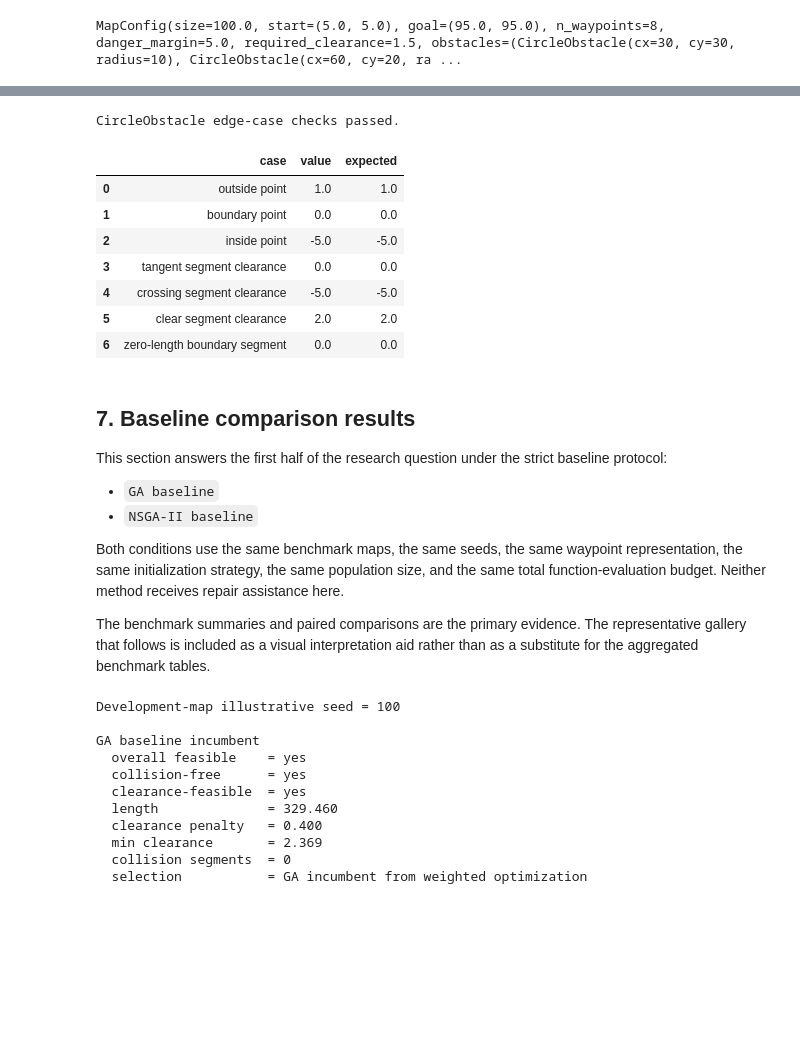
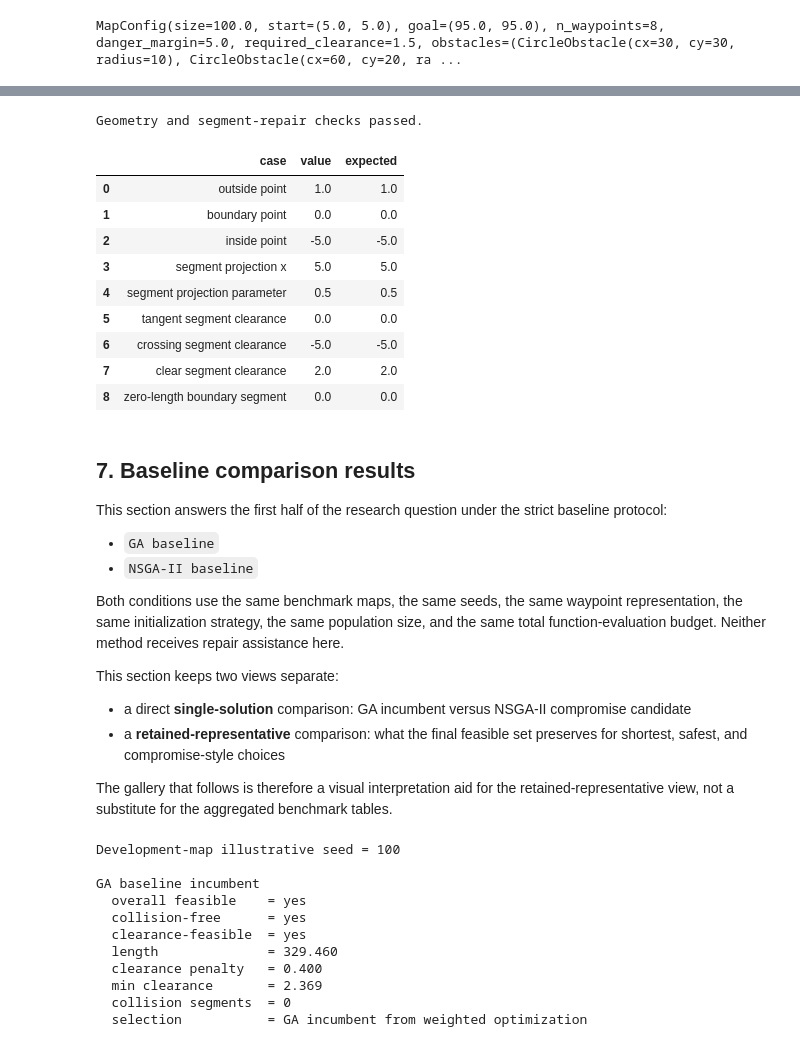
Before and after one commit to kritchawat/2110742-Evolutionary-Computation, a Jupyter notebook: uav/uav_path_planning.ipynb, the cells around one changed output, grey strips where cells are left out. Drawn from its saved outputs; the diff is of its cells as text; code cells hidden in the pictures; blank space fills up the shorter version.

```diff
--- a/uav/uav_path_planning.ipynb
+++ b/uav/uav_path_planning.ipynb
@@ -300,7 +497,7 @@ def point_to_obstacle_surface_distance(x: float, y: float, obstacle: CircleObsta
     return obstacle.signed_distance_to_point((x, y))
 
 
-def segment_point_distance(p1: Point, p2: Point, point: Point) -> float:
+def closest_point_on_segment(p1: Point, p2: Point, point: Point) -> tuple[Point, float]:
     x1, y1 = p1
     x2, y2 = p2
     px, py = point
@@ -308,12 +505,18 @@ def segment_point_distance(p1: Point, p2: Point, point: Point) -> float:
     dy = y2 - y1
     seg_len_sq = dx * dx + dy * dy
     if seg_len_sq < 1e-12:
-        return math.hypot(px - x1, py - y1)
+        return (x1, y1), 0.0
+
     t = ((px - x1) * dx + (py - y1) * dy) / seg_len_sq
     t = min(1.0, max(0.0, t))
     closest_x = x1 + t * dx
     closest_y = y1 + t * dy
-    return math.hypot(px - closest_x, py - closest_y)
+    return (closest_x, closest_y), float(t)
+
+
+def segment_point_distance(p1: Point, p2: Point, point: Point) -> float:
+    closest_point, _ = closest_point_on_segment(p1, p2, point)
+    return math.hypot(point[0] - closest_point[0], point[1] - closest_point[1])
 
 
 def segment_clearance_to_obstacle(p1: Point, p2: Point, obstacle: CircleObstacle) -> float:
@@ -1236,42 +1714,67 @@ GA weight tuning screen
 | 3 | NSGA-II + repair | Enhanced | NSGA-II | SegmentAwareRepair | 80 | 80 | 6400 | NaN | ... |
 # %%
 test_obstacle = CircleObstacle(5.0, 0.0, 5.0)
+closest_point, projection = closest_point_on_segment((0.0, 0.0), (10.0, 0.0), test_obstacle.center)
 
 geometry_checks = pd.DataFrame(
     [
         {"case": "outside point", "value": test_obstacle.signed_distance_to_point((11.0, 0.0)), "expected": 1.0},
         {"case": "boundary point", "value": test_obstacle.signed_distance_to_point((10.0, 0.0)), "expected": 0.0},
         {"case": "inside point", "value": test_obstacle.signed_distance_to_point((5.0, 0.0)), "expected": -5.0},
+        {"case": "segment projection x", "value": closest_point[0], "expected": 5.0},
+        {"case": "segment projection parameter", "value": projection, "expected": 0.5},
         {"case": "tangent segment clearance", "value": test_obstacle.clearance_to_segment((0.0, 5.0), (10.0, 5.0)), "expected": 0.0},
         {"case": "crossing segment clearance", "value": test_obstacle.clearance_to_segment((0.0, 0.0), (10.0, 0.0)), "expected": -5.0},
         {"case": "clear segment clearance", "value": test_obstacle.clearance_to_segment((0.0, 7.0), (10.0, 7.0)), "expected": 2.0},
         {"case": "zero-length boundary segment", "value": test_obstacle.clearance_to_segment((0.0, 0.0), (0.0, 0.0)), "expected": 0.0},
     ]
 )
 
 assert math.isclose(test_obstacle.signed_distance_to_point((11.0, 0.0)), 1.0, abs_tol=1e-9)
 assert math.isclose(test_obstacle.signed_distance_to_point((10.0, 0.0)), 0.0, abs_tol=1e-9)
 assert math.isclose(test_obstacle.signed_distance_to_point((5.0, 0.0)), -5.0, abs_tol=1e-9)
+assert math.isclose(closest_point[0], 5.0, abs_tol=1e-9)
+assert math.isclose(projection, 0.5, abs_tol=1e-9)
 assert math.isclose(test_obstacle.clearance_to_segment((0.0, 5.0), (10.0, 5.0)), 0.0, abs_tol=1e-9)
 assert test_obstacle.intersects_segment((0.0, 5.0), (10.0, 5.0))
 assert math.isclose(test_obstacle.clearance_to_segment((0.0, 0.0), (10.0, 0.0)), -5.0, abs_tol=1e-9)
 assert test_obstacle.intersects_segment((0.0, 0.0), (10.0, 0.0))
 assert math.isclose(test_obstacle.clearance_to_segment((0.0, 7.0), (10.0, 7.0)), 2.0, abs_tol=1e-9)
 assert not test_obstacle.intersects_segment((0.0, 7.0), (10.0, 7.0))
 assert math.isclose(test_obstacle.clearance_to_segment((0.0, 0.0), (0.0, 0.0)), 0.0, abs_tol=1e-9)
 
-print("CircleObstacle edge-case checks passed.")
+repair_test_config = MapConfig(
+    size=20.0,
+    start=(2.0, 10.0),
+    goal=(18.0, 10.0),
+    n_waypoints=2,
+    danger_margin=5.0,
+    required_clearance=2.0,
+    obstacles=(CircleObstacle(10.0, 10.0, 3.0),),
+)
+repair_input = np.array([[7.0, 10.0, 13.0, 10.0]], dtype=float)
+repair = SegmentAwareRepair(repair_test_config, target_clearance=repair_test_config.required_clearance)
+repair_before = evaluate_decision_vector(repair_input[0], repair_test_config)
+repair_after_x = repair._do(None, repair_input.copy())[0]
+repair_after = evaluate_decision_vector(repair_after_x, repair_test_config)
+
+assert repair_after.min_clearance > repair_before.min_clearance + 1e-6
+assert repair_after.clearance_violation <= repair_before.clearance_violation + 1e-9
+
+print("Geometry and segment-repair checks passed.")
 geometry_checks
 # %% [output]
-CircleObstacle edge-case checks passed.
+Geometry and segment-repair checks passed.
 |  | case | value | expected |
 | 0 | outside point | 1.0 | 1.0 |
 | 1 | boundary point | 0.0 | 0.0 |
 | 2 | inside point | -5.0 | -5.0 |
-| 3 | tangent segment clearance | 0.0 | 0.0 |
-| 4 | crossing segment clearance | -5.0 | -5.0 |
-| 5 | clear segment clearance | 2.0 | 2.0 |
-| 6 | zero-length boundary segment | 0.0 | 0.0 |
+| 3 | segment projection x | 5.0 | 5.0 |
+| 4 | segment projection parameter | 0.5 | 0.5 |
+| 5 | tangent segment clearance | 0.0 | 0.0 |
+| 6 | crossing segment clearance | -5.0 | -5.0 |
+| 7 | clear segment clearance | 2.0 | 2.0 |
+| 8 | zero-length boundary segment | 0.0 | 0.0 |
 # %% [markdown]
 ## 7. Baseline comparison results
 
@@ -1282,5 +1785,10 @@ This section answers the first half of the research question under the strict ba
 
 Both conditions use the same benchmark maps, the same seeds, the same waypoint representation, the same initialization strategy, the same population size, and the same total function-evaluation budget. Neither method receives repair assistance here.
 
-The benchmark summaries and paired comparisons are the primary evidence. The representative gallery that follows is included as a visual interpretation aid rather than as a substitute for the aggregated benchmark tables.
+This section keeps two views separate:
+
+- a direct **single-solution** comparison: GA incumbent versus NSGA-II compromise candidate
+- a **retained-representative** comparison: what the final feasible set preserves for shortest, safest, and compromise-style choices
+
+The gallery that follows is therefore a visual interpretation aid for the retained-representative view, not a substitute for the aggregated benchmark tables.
 # %%
```
Also changed, not shown: parts of 42 cells of this notebook, 1 other file.
